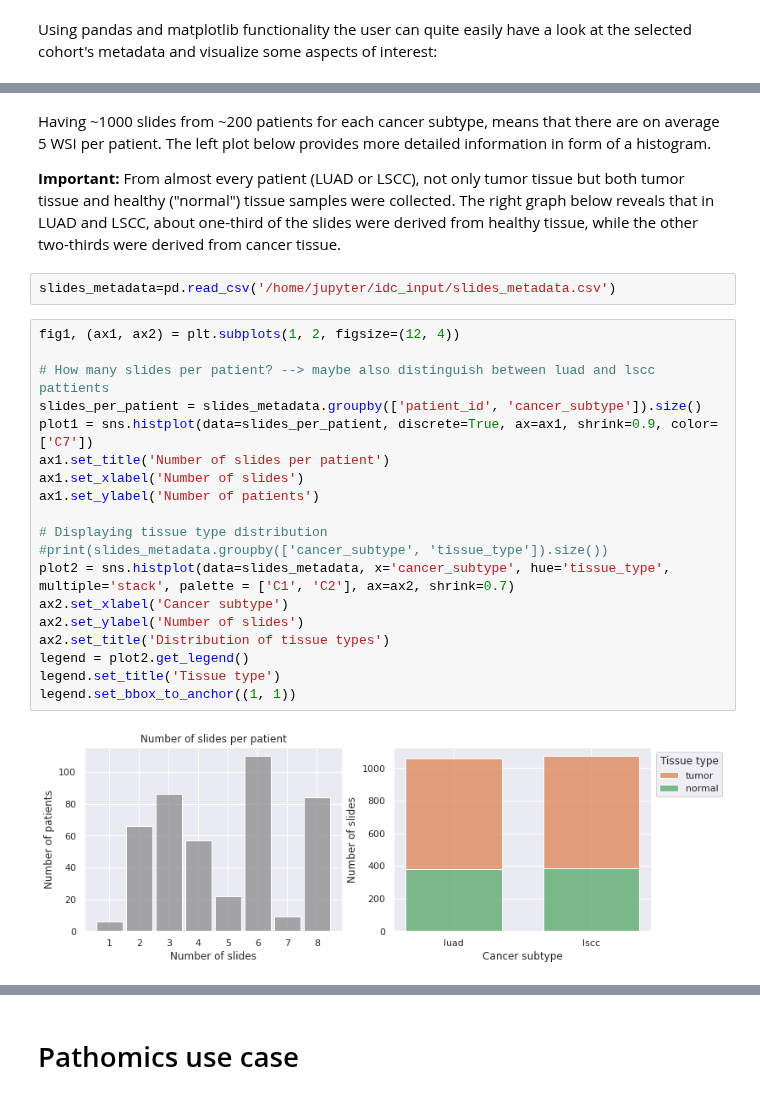
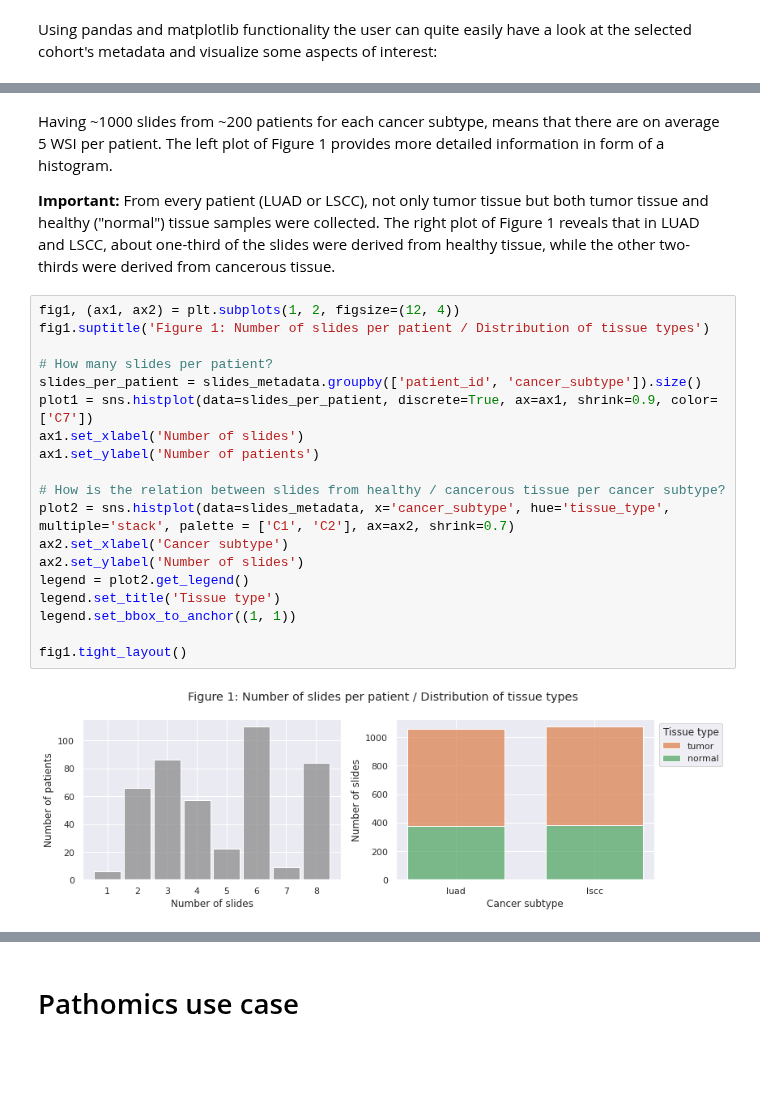
Before and after one commit to ImagingDataCommons/idc-pathomics-use-case-1, a Jupyter notebook: src/cptac-use-case.ipynb, the cells around one changed output, grey strips where cells are left out. Saved outputs shown, nothing was run; the diff lists cells and outputs as text; blank space fills up the shorter version.

```diff
--- a/src/cptac-use-case.ipynb
+++ b/src/cptac-use-case.ipynb
@@ -150,30 +152,28 @@ Total number of slides in this cohort:  2129
 # %% [markdown]
-Having ~1000 slides from ~200 patients for each cancer subtype, means that there are on average 5 WSI per patient. The left plot below provides more detailed information in form of a histogram.
+Having ~1000 slides from ~200 patients for each cancer subtype, means that there are on average 5 WSI per patient. The left plot of Figure 1 provides more detailed information in form of a histogram.
 
-**Important:** From almost every patient (LUAD or LSCC), not only tumor tissue but both tumor tissue and healthy ("normal") tissue samples were collected. The right graph below reveals that in LUAD and LSCC, about one-third of the slides were derived from healthy tissue, while the other two-thirds were derived from cancer tissue.
+**Important:** From every patient (LUAD or LSCC), not only tumor tissue but both tumor tissue and healthy ("normal") tissue samples were collected. The right plot of Figure 1 reveals that in LUAD and LSCC, about one-third of the slides were derived from healthy tissue, while the other two-thirds were derived from cancerous tissue.
-# %%
-slides_metadata=pd.read_csv('/home/jupyter/idc_input/slides_metadata.csv')
 # %%
 fig1, (ax1, ax2) = plt.subplots(1, 2, figsize=(12, 4))
+fig1.suptitle('Figure 1: Number of slides per patient / Distribution of tissue types')
 
-# How many slides per patient? --> maybe also distinguish between luad and lscc pattients
+# How many slides per patient?
 slides_per_patient = slides_metadata.groupby(['patient_id', 'cancer_subtype']).size()
 plot1 = sns.histplot(data=slides_per_patient, discrete=True, ax=ax1, shrink=0.9, color=['C7'])
-ax1.set_title('Number of slides per patient')
 ax1.set_xlabel('Number of slides')
 ax1.set_ylabel('Number of patients')
 
-# Displaying tissue type distribution
-#print(slides_metadata.groupby(['cancer_subtype', 'tissue_type']).size())
+# How is the relation between slides from healthy / cancerous tissue per cancer subtype?
 plot2 = sns.histplot(data=slides_metadata, x='cancer_subtype', hue='tissue_type', multiple='stack', palette = ['C1', 'C2'], ax=ax2, shrink=0.7)
 ax2.set_xlabel('Cancer subtype')
 ax2.set_ylabel('Number of slides')
-ax2.set_title('Distribution of tissue types')
 legend = plot2.get_legend()
 legend.set_title('Tissue type')
 legend.set_bbox_to_anchor((1, 1))
+
+fig1.tight_layout()
 # %% [output]
-[figure, old version]
+[figure, new version]
 # %%
 # IDC viewer for some pathomics data?
 def get_idc_viewer_url(study_UID):
```
Also changed, not shown: parts of 23 cells of this notebook, 3 other files.
